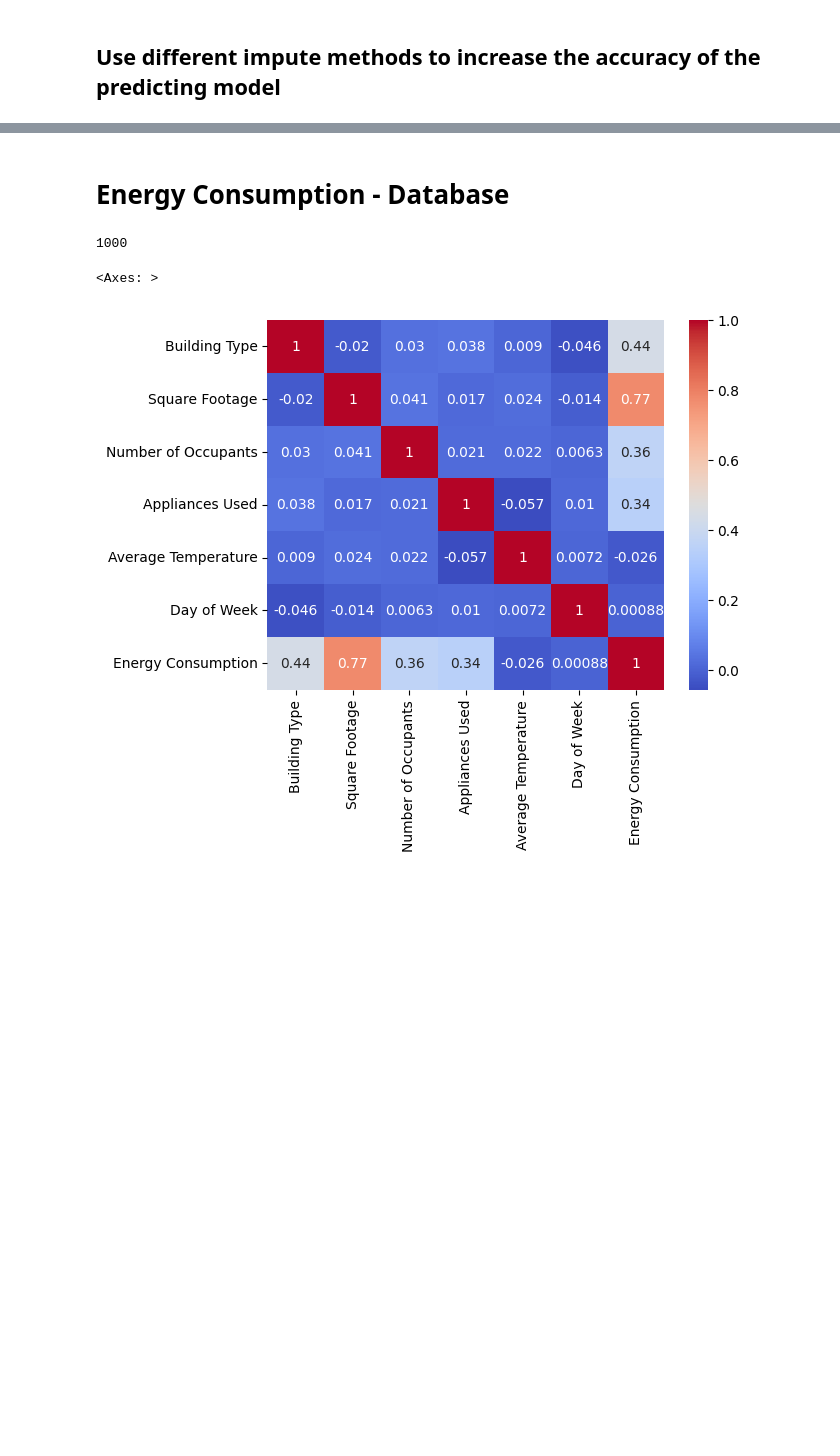
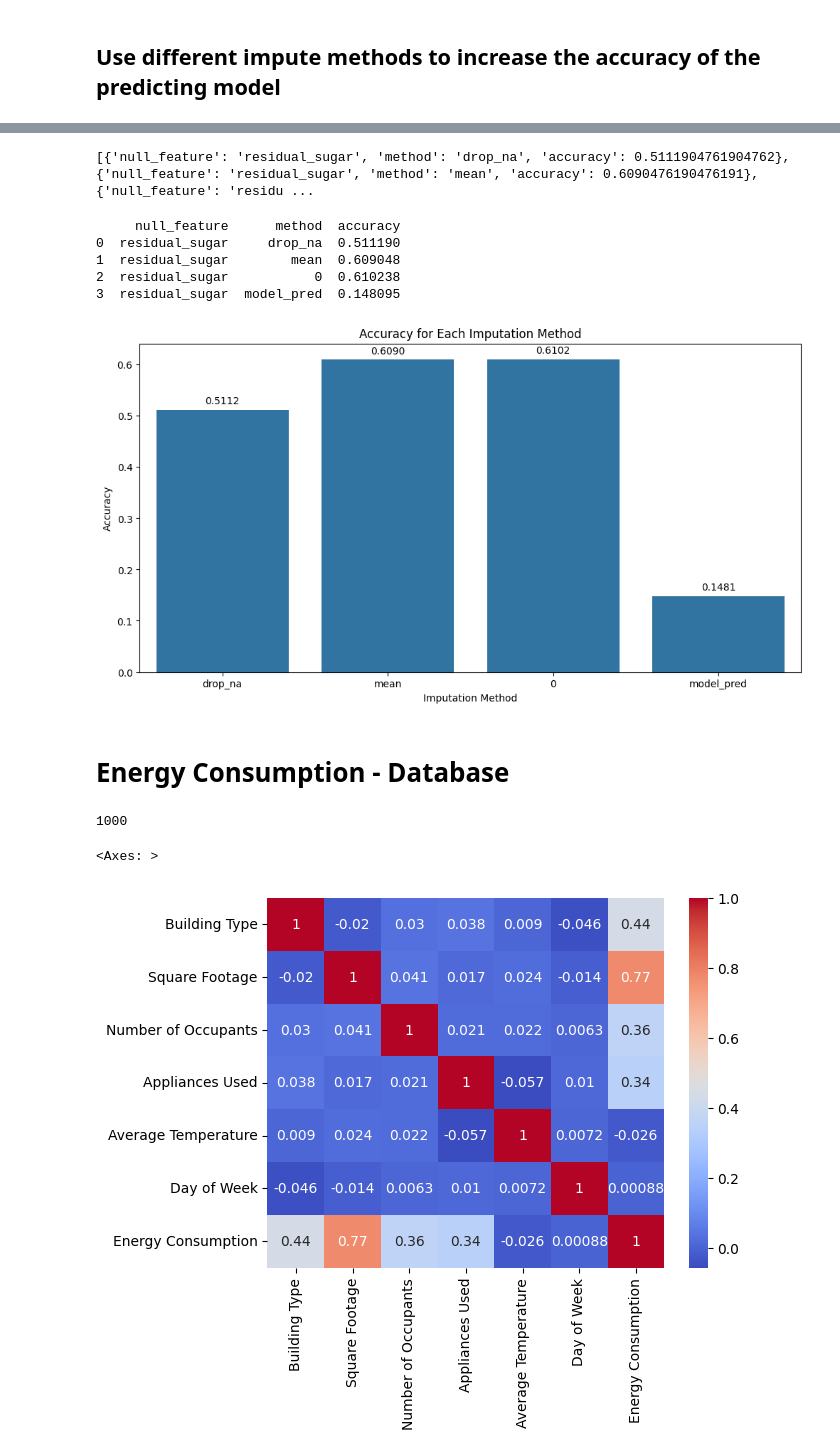
Before and after one commit to matansol/missing_values_project, a Jupyter notebook: missing_value_project.ipynb, the cells around one changed output, grey strips where cells are left out. Cells and saved outputs as stored; diff of their text form; code cells hidden in the pictures; blank space fills up the shorter version.

Commit message:
wine dataset first results

```diff
--- a/missing_value_project.ipynb
+++ b/missing_value_project.ipynb
@@ -568,3 +713,32 @@ KeyError: 'accuracy_removed_columns'
+# %%
+print(imputed_results)
+# %% [output]
+[{'null_feature': 'residual_sugar', 'method': 'drop_na', 'accuracy': 0.5111904761904762}, {'null_feature': 'residual_sugar', 'method': 'mean', 'accuracy': 0.6090476190476191}, {'null_feature': 'residu ...
+# %%
+imputed_results_df = pd.DataFrame(imputed_results)
+print(imputed_results_df)
+plt.figure(figsize=(12, 6))
+ax = sns.barplot(x='method', y='accuracy', data=imputed_results_df)
+plt.xlabel('Imputation Method')
+plt.ylabel('Accuracy')
+plt.title('Accuracy for Each Imputation Method')
+
+# Annotate the bars with the accuracy values
+for p in ax.patches:
+    ax.annotate(format(p.get_height(), '.4f'),
+                (p.get_x() + p.get_width() / 2., p.get_height()),
+                ha = 'center', va = 'center',
+                xytext = (0, 9),
+                textcoords = 'offset points')
+
+plt.show()
+# %% [output]
+     null_feature      method  accuracy
+0  residual_sugar     drop_na  0.511190
+1  residual_sugar        mean  0.609048
+2  residual_sugar           0  0.610238
+3  residual_sugar  model_pred  0.148095
+[figure, added]
 # %% [markdown]
 # Energy Consumption - Database
 # %%
```
Also changed, not shown: parts of 11 cells of this notebook.
